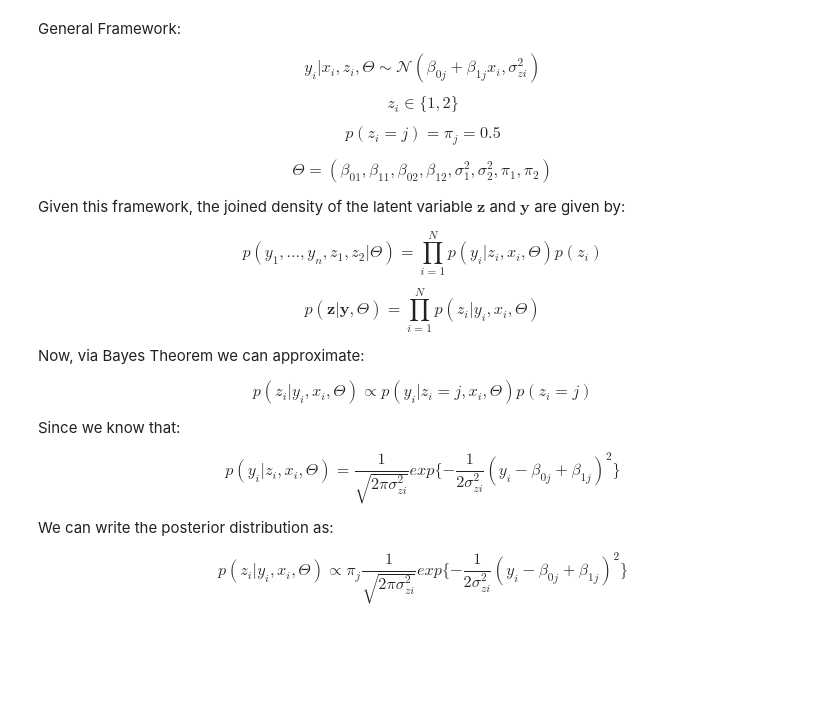
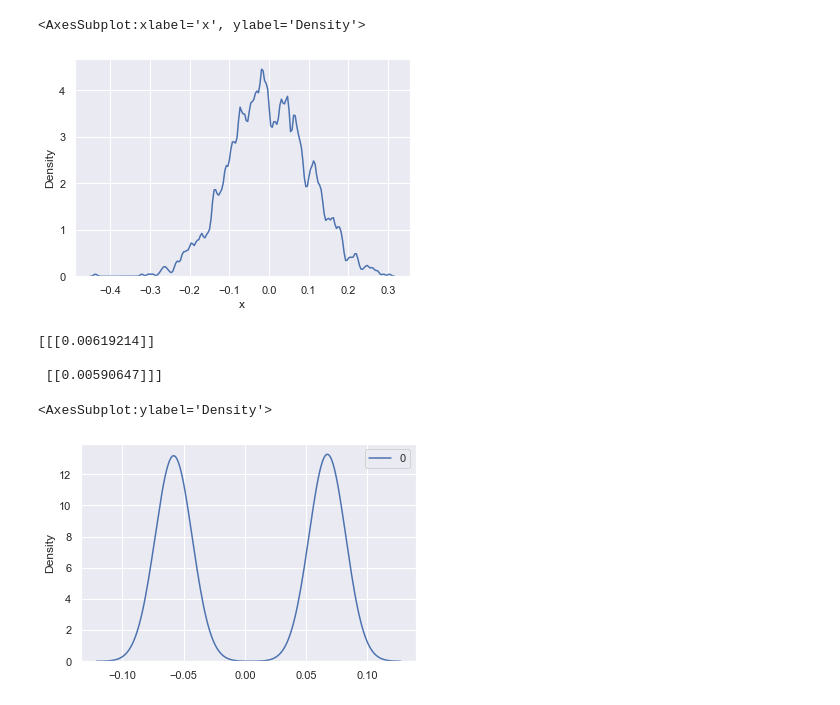
Before and after one commit to LiviReka/Statistics-EM-GMR, a Jupyter notebook: project.ipynb, the cells around one changed output. Saved outputs shown, nothing was run; the diff lists cells and outputs as text; code cells hidden in the pictures; blank space fills up the shorter version.

```diff
--- a/project.ipynb
+++ b/project.ipynb
@@ -37,28 +31,32 @@ sns.scatterplot(x=x2, y=y2, alpha=0.3)
-# %% [markdown]
-General Framework:
-
-$$ y_i|x_i,z_i,\Theta \sim \mathcal{N}(\beta_{0j} + \beta_{1j} x_i,\sigma^{2}_{zi}) $$
-
-$$ z_i \in \{1,2\} $$
-
-$$ p(z_i = j) = \pi_j = 0.5 $$
-
-$$ \Theta = (\beta_{01}, \beta_{11}, \beta_{02}, \beta_{12}, \sigma^{2}_{1},\sigma^{2}_{2}, \pi_1, \pi_2) $$
-
-Given this framework, the joined density of the latent variable $\mathbf{z}$ and $\mathbf{y} $ are given by:
-
-$$ p(y_1,..., y_n, z_1,z_2 | \Theta) = \prod^N_{i=1} p(y_i|z_i,x_i,\Theta) p(z_i)$$
-
-$$ p(\mathbf{z}|\mathbf{y},\Theta) = \prod^N_{i=1} p(z_i|y_i, x_i,\Theta) $$
-
-Now, via Bayes Theorem we can approximate:
-
-$$ p(z_i|y_i,x_i,\Theta) \propto p(y_i|z_i=j, x_i, \Theta)p(z_i=j)$$
-
-Since we know that:
-
-$$ p(y_i|z_i,x_i,\Theta) = \frac{1}{\sqrt{2\pi\sigma^{2}_{zi}}} exp \{ -\frac{1}{2 \sigma^2_{zi}}(y_i-\beta_{0j} + \beta_{1j})^2\}$$
-
-We can write the posterior distribution as:
-
-$$ p(z_i|y_i,x_i,\Theta) \propto \pi_j \frac{1}{\sqrt{2\pi\sigma^{2}_{zi}}} exp \{ -\frac{1}{2 \sigma^2_{zi}}(y_i-\beta_{0j} + \beta_{1j})^2\}$$
+# %%
+sns.kdeplot(data=df.x,bw_adjust=.2)
+# %% [output]
+<AxesSubplot:xlabel='x', ylabel='Density'>
+[figure, added]
+# %%
+from sklearn.mixture import GaussianMixture
+
+gmm = GaussianMixture(n_components=2)
+gmm.fit(df[['x']])
+
+mus = gmm.means_
+sigmas = gmm.covariances_
+
+print(sigmas)
+
+#Fit the GMM with random data from the correspondent gaussians
+gaus_samples_1 = np.random.normal(mus[0][0], sigmas[0][0][0], 1000).reshape(1000,1)
+gaus_samples_2 = np.random.normal(mus[1][0], sigmas[1][0][0], 1000).reshape(1000,1)
+fit_samples = np.concatenate((gaus_samples_1, gaus_samples_2))
+y = gmm.predict(fit_samples)
+# %% [output]
+[[[0.00619214]]
+
+ [[0.00590647]]]
+# %%
+
+# sns.scatterplot(x=fit_samples, y=y, alpha=0.3)
+sns.kdeplot(data=fit_samples)
+# %% [output]
+<AxesSubplot:ylabel='Density'>
+[figure, added]
```
Also changed, not shown: parts of 7 cells of this notebook.
